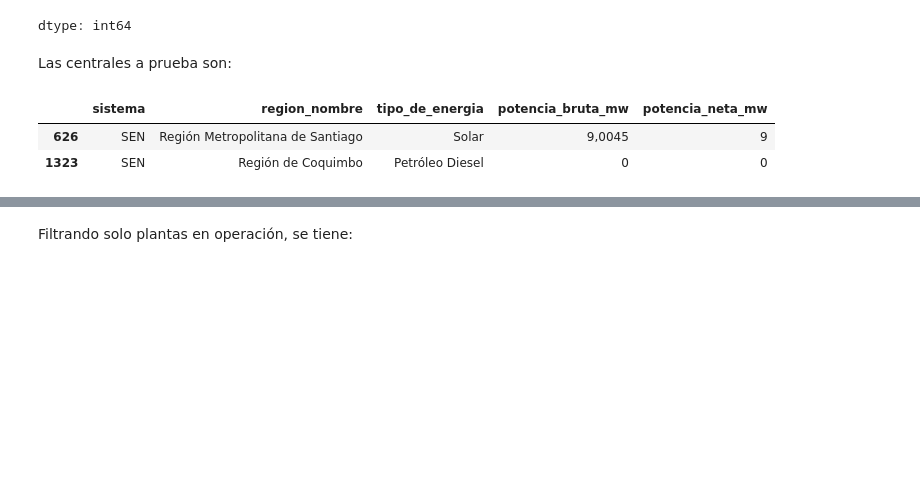
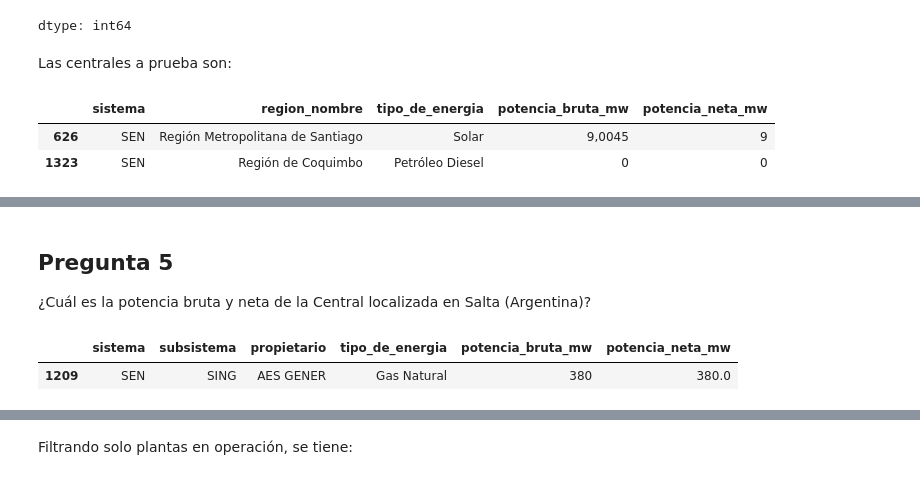
Before and after one commit to victormaciase/Energy, a Jupyter notebook: CapacidadGeneracion.ipynb, the cells around one changed output, grey strips where cells are left out. Cells and saved outputs as stored; diff of their text form; code cells hidden in the pictures; blank space fills up the shorter version.

```diff
--- a/CapacidadGeneracion.ipynb
+++ b/CapacidadGeneracion.ipynb
@@ -53,3 +84,12 @@ df[df['estado'] == "En Pruebas"][['sistema','region_nombre', 'tipo_de_energia',
+# %% [markdown]
+## **Pregunta 5**
+
+¿Cuál es la potencia bruta y neta de la Central localizada en Salta (Argentina)?
+# %%
+df[df['region_nombre'] == "Salta (Argentina)"][['sistema','subsistema', 'propietario','tipo_de_energia','potencia_bruta_mw', 'potencia_neta_mw']]
+# %% [output]
+|  | sistema | subsistema | propietario | tipo_de_energia | potencia_bruta_mw | potencia_neta_mw |
+| 1209 | SEN | SING | AES GENER | Gas Natural | 380 | 380.0 |
 # %%
 df.head()
 # %% [output]
```
Also changed, not shown: parts of 3 cells of this notebook.
